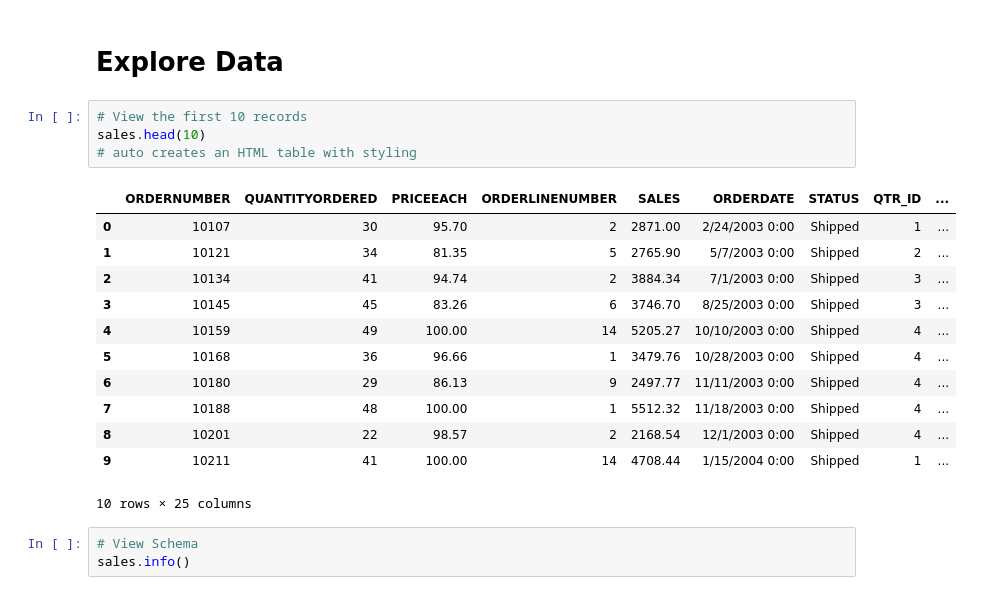
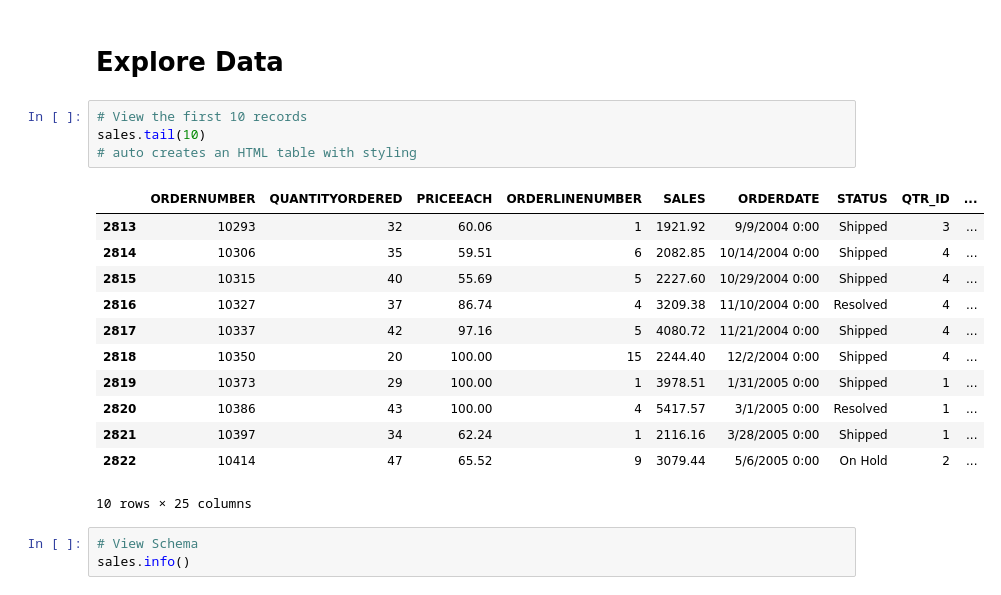
Before and after one commit to TySeddon/JupyterIntro, a Jupyter notebook: JupyterIntro.ipynb, the cells around one changed output. Saved outputs shown, nothing was run; the diff lists cells and outputs as text.

```diff
--- a/JupyterIntro.ipynb
+++ b/JupyterIntro.ipynb
@@ -189,20 +191,20 @@ sales = pd.read_csv(path, sep=",",encoding = 'unicode_escape')
 # Explore Data
 # %%
 # View the first 10 records
-sales.head(10)
+sales.tail(10)
 # auto creates an HTML table with styling
 # %% [output]
 |  | ORDERNUMBER | QUANTITYORDERED | PRICEEACH | ORDERLINENUMBER | SALES | ORDERDATE | STATUS | QTR_ID | ... |
-| 0 | 10107 | 30 | 95.70 | 2 | 2871.00 | 2/24/2003 0:00 | Shipped | 1 | ... |
-| 1 | 10121 | 34 | 81.35 | 5 | 2765.90 | 5/7/2003 0:00 | Shipped | 2 | ... |
-| 2 | 10134 | 41 | 94.74 | 2 | 3884.34 | 7/1/2003 0:00 | Shipped | 3 | ... |
-| 3 | 10145 | 45 | 83.26 | 6 | 3746.70 | 8/25/2003 0:00 | Shipped | 3 | ... |
-| 4 | 10159 | 49 | 100.00 | 14 | 5205.27 | 10/10/2003 0:00 | Shipped | 4 | ... |
-| 5 | 10168 | 36 | 96.66 | 1 | 3479.76 | 10/28/2003 0:00 | Shipped | 4 | ... |
-| 6 | 10180 | 29 | 86.13 | 9 | 2497.77 | 11/11/2003 0:00 | Shipped | 4 | ... |
-| 7 | 10188 | 48 | 100.00 | 1 | 5512.32 | 11/18/2003 0:00 | Shipped | 4 | ... |
-| 8 | 10201 | 22 | 98.57 | 2 | 2168.54 | 12/1/2003 0:00 | Shipped | 4 | ... |
-| 9 | 10211 | 41 | 100.00 | 14 | 4708.44 | 1/15/2004 0:00 | Shipped | 1 | ... |
+| 2813 | 10293 | 32 | 60.06 | 1 | 1921.92 | 9/9/2004 0:00 | Shipped | 3 | ... |
+| 2814 | 10306 | 35 | 59.51 | 6 | 2082.85 | 10/14/2004 0:00 | Shipped | 4 | ... |
+| 2815 | 10315 | 40 | 55.69 | 5 | 2227.60 | 10/29/2004 0:00 | Shipped | 4 | ... |
+| 2816 | 10327 | 37 | 86.74 | 4 | 3209.38 | 11/10/2004 0:00 | Resolved | 4 | ... |
+| 2817 | 10337 | 42 | 97.16 | 5 | 4080.72 | 11/21/2004 0:00 | Shipped | 4 | ... |
+| 2818 | 10350 | 20 | 100.00 | 15 | 2244.40 | 12/2/2004 0:00 | Shipped | 4 | ... |
+| 2819 | 10373 | 29 | 100.00 | 1 | 3978.51 | 1/31/2005 0:00 | Shipped | 1 | ... |
+| 2820 | 10386 | 43 | 100.00 | 4 | 5417.57 | 3/1/2005 0:00 | Resolved | 1 | ... |
+| 2821 | 10397 | 34 | 62.24 | 1 | 2116.16 | 3/28/2005 0:00 | Shipped | 1 | ... |
+| 2822 | 10414 | 47 | 65.52 | 9 | 3079.44 | 5/6/2005 0:00 | On Hold | 2 | ... |
 10 rows × 25 columns
 # %%
 # View Schema
```
Also changed, not shown: parts of 7 cells of this notebook.
